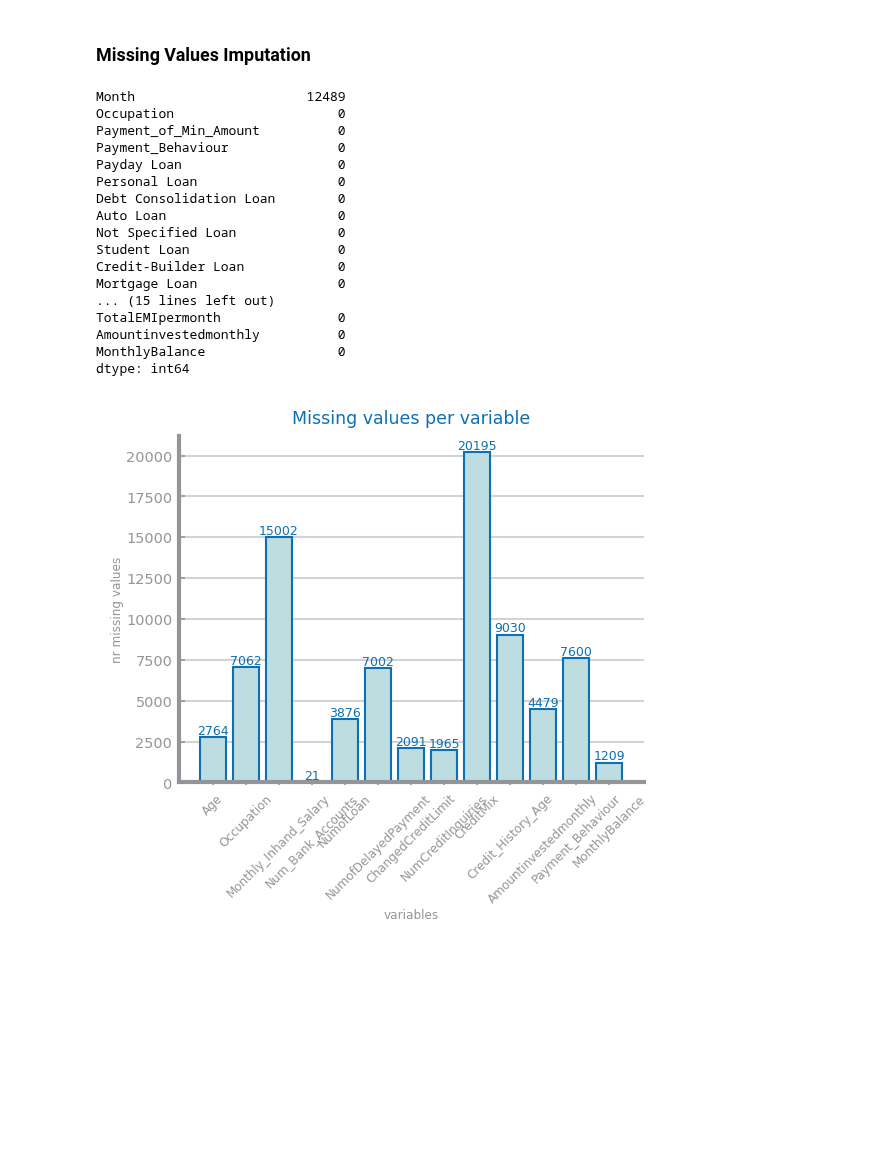
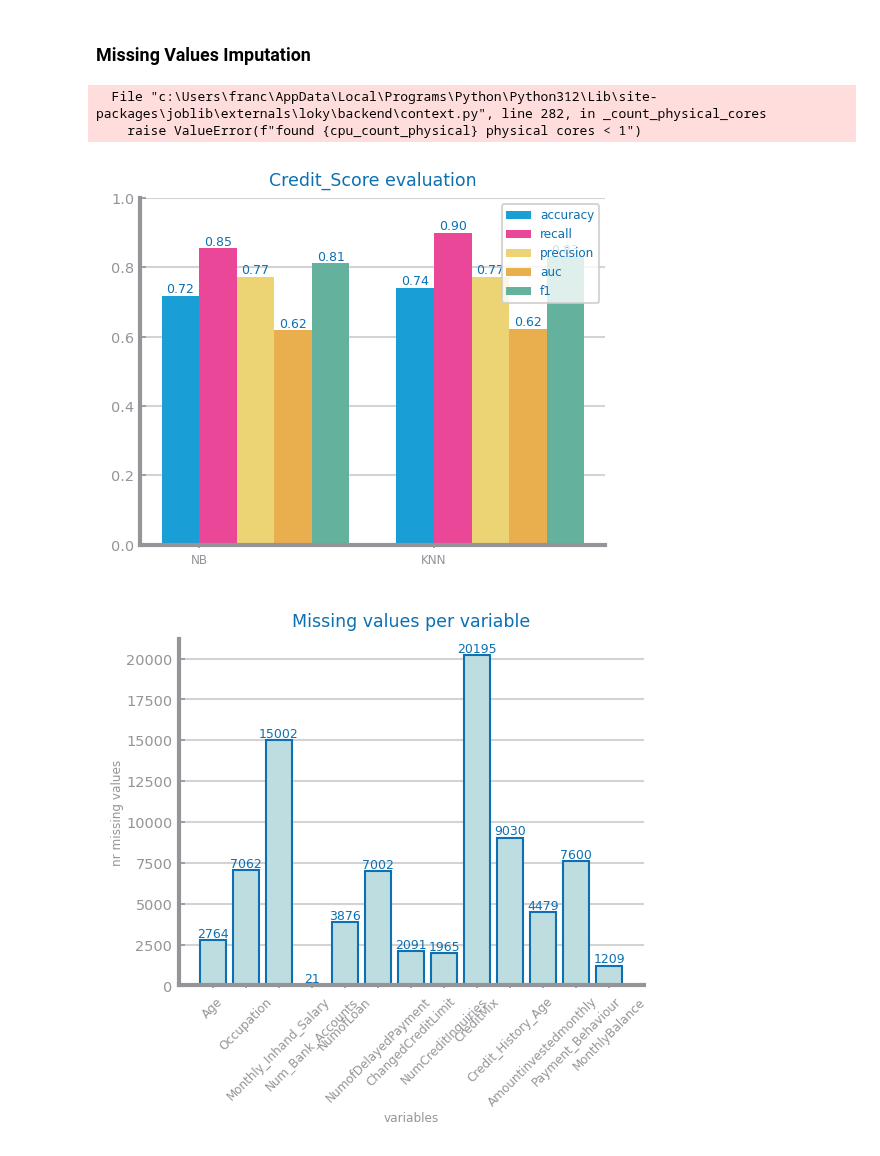
Before and after one commit to franciscoAbreuTecnico/Data-Science-IST, a Jupyter notebook: dataset_services/data_mv_imputation.ipynb, the cells around one changed output. Saved outputs shown, nothing was run; the diff lists cells and outputs as text; code cells hidden in the pictures; blank space fills up the shorter version.

Commit message:
bug imputation resolved.

```diff
--- a/dataset_services/data_mv_imputation.ipynb
+++ b/dataset_services/data_mv_imputation.ipynb
@@ -48,56 +48,43 @@ most_frequent_alt1 = ['Month', 'Occupation', 'Payment_of_Min_Amount'
                  , 'Payment_Behaviour', 'Payday Loan', 'Personal Loan', 'Debt Consolidation Loan'
                  , 'Auto Loan', 'Not Specified Loan', 'Student Loan', 'Credit-Builder Loan'
                  , 'Mortgage Loan', 'Home Equity Loan', 'Credit_Score']
 
 ## 1.3
 mv_alt1_mode = data_mv_alt1[most_frequent_alt1]
 mv_alt2_mean = data_mv_alt1.drop(columns=most_frequent_alt1)
 
 mode_imputed = pd.DataFrame(imputer_mode.fit_transform(mv_alt1_mode), columns=mv_alt1_mode.columns)
 mean_imputed = pd.DataFrame(imputer_mode.fit_transform(mv_alt2_mean), columns=mv_alt2_mean.columns)
 
 data_mv_alt1 = pd.concat([mode_imputed, mean_imputed], axis=1)
-negative_value_counts = (data_mv_alt1 < 0).sum()
-print(negative_value_counts)
 
-data_mv_alt1.to_csv('data_preparation_csvs/mv_imputation_csvs/data_mv.csv', index=False)
+# negative_value_counts = (data_mv_alt1 < 0).sum()
+# print(negative_value_counts)
+
+data_mv_alt1.to_csv('data_preparation_csvs/mv_imputation_csvs/data_mv_alt1.csv', index=True)
 
 ## Separate into Train and Test and save in different files
 train_data, test_data = train_test_split(data_mv_alt1, test_size=0.2, random_state=42)
 
 ## Save the training and testing sets to CSV files
-train_data.to_csv('data_preparation_csvs/mv_imputation_csvs/train_data_mv.csv', index=False)
-test_data.to_csv('data_preparation_csvs/mv_imputation_csvs/test_data_mv.csv', index=False)
+train_data.to_csv('data_preparation_csvs/mv_imputation_csvs/train_data_mv_alt1.csv', index=True)
+test_data.to_csv('data_preparation_csvs/mv_imputation_csvs/test_data_mv_alt1.csv', index=True)
 
 ## Evaluate Approach
 file_tag = "Credit_Score"
 target = "Credit_Score"
 
 figure()
 eval: dict[str, list] = dslabs.evaluate_approach(train_data, test_data, target=target, metric="recall")
 dslabs.plot_multibar_chart(
     ["NB", "KNN"], eval, title=f"{file_tag} evaluation", percentage=True
 )
-savefig(f"data_preparation_images/data_encoded_eval.png")
+savefig(f"data_preparation_images/missing_values_imputation_result/data_mv_alt1_eval.png")
 show()
 # %% [output]
-Month                      12489
-Occupation                     0
-Payment_of_Min_Amount          0
-Payment_Behaviour              0
-Payday Loan                    0
-Personal Loan                  0
-Debt Consolidation Loan        0
-Auto Loan                      0
-Not Specified Loan             0
-Student Loan                   0
-Credit-Builder Loan            0
-Mortgage Loan                  0
-... (15 lines left out)
-TotalEMIpermonth               0
-Amountinvestedmonthly          0
-MonthlyBalance                 0
-dtype: int64
+  File "c:\Users\franc\AppData\Local\Programs\Python\Python312\Lib\site-packages\joblib\externals\loky\backend\context.py", line 282, in _count_physical_cores
+    raise ValueError(f"found {cpu_count_physical} physical cores < 1")
+[figure, added]
 # %%
 # Alternativa 2
 # %%
```
Also changed, not shown: 2 other files.
